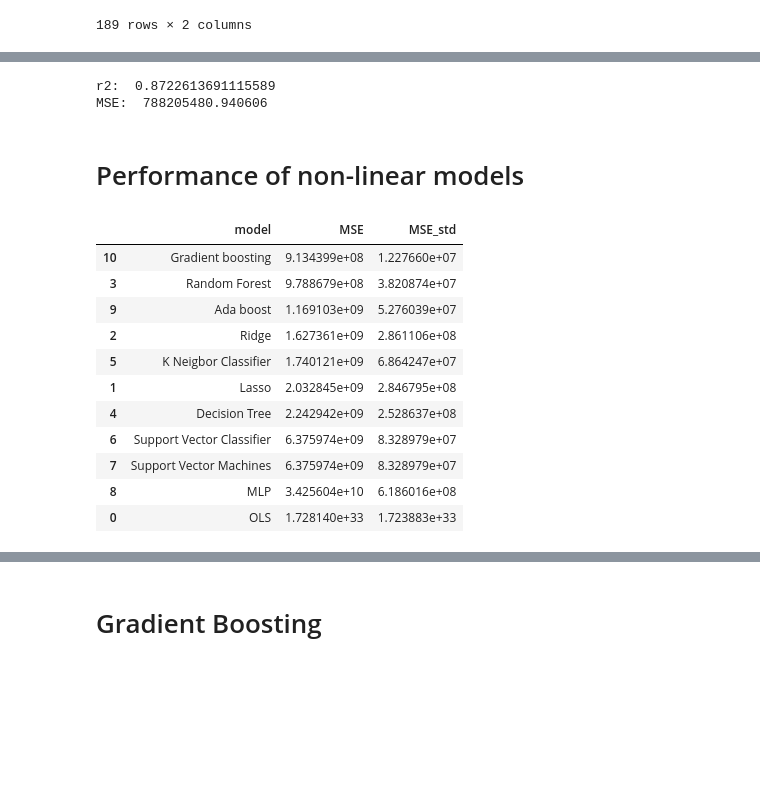
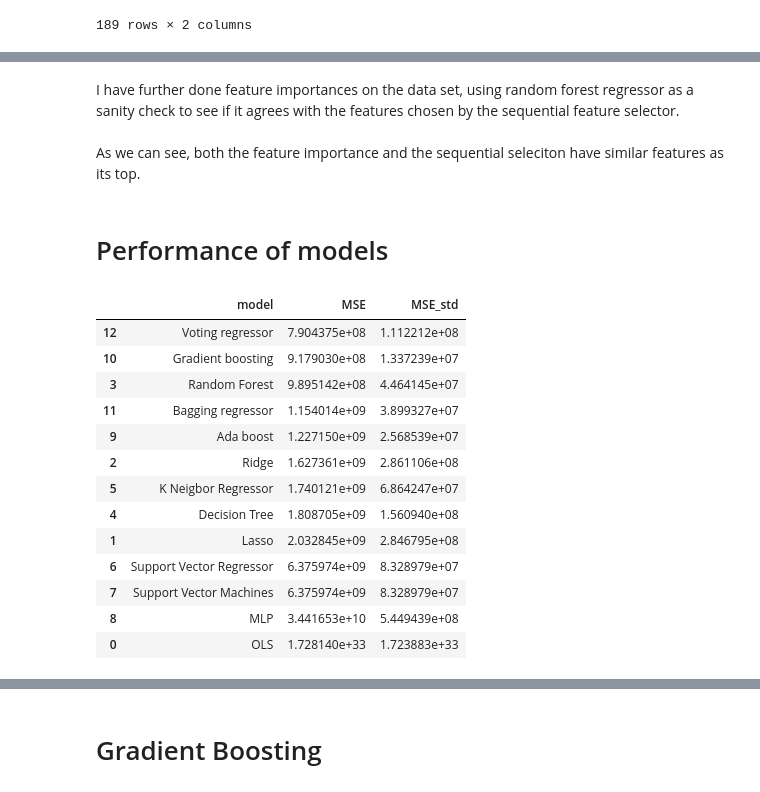
Before and after one commit to Sean-Chaos/DBA4811-Assignemnt-3, a Jupyter notebook: Working 1.ipynb, the cells around one changed output, grey strips where cells are left out. Cells and saved outputs as stored; diff of their text form; code cells hidden in the pictures; blank space fills up the shorter version.

Commit message:
Add files via upload
Almost finished. Voting classifier is the best performing

```diff
--- a/Working 1.ipynb
+++ b/Working 1.ipynb
@@ -409,24 +327,10 @@ Best: -572745163.410389 using {'mdl__alpha': 28.66067616948256, 'mdl__fit_interc
-# %%
-X_train, X_test, y_train, y_test = data_generation(df, feature_selection_features)
-
-#--------------------------------------------------------------------------------------------------
-# Checking model performance
-model = Pipeline(steps=[("scaler", StandardScaler()),
-                         ("lasso", Lasso(fit_intercept=True, alpha=28.66067616948256))])
-
-model.fit(X_train, y_train)
-y_pred = model.predict(X_test)
-
-r2 = r2_score(y_test, y_pred)
-print('r2: ',r2)
-
-MSE = mean_squared_error(y_test, y_pred)
-print('MSE: ', MSE)
-# %% [output]
-r2:  0.8722613691115589
-MSE:  788205480.940606
+# %% [markdown]
+I have further done feature importances on the data set, using random forest regressor as a sanity check to see if it agrees with the features chosen by the sequential feature selector.
+<br>
+<br>
+As we can see, both the feature importance and the sequential seleciton have similar features as its top.
 # %% [markdown]
-# Performance of non-linear models
+# Performance of models
 # %%
 features = df.columns
 results = []
@@ -442,43 +346,60 @@ temp = []
 models = []
 models.append(('OLS', LinearRegression()))
 models.append(('Lasso', Lasso()))
 models.append(('Ridge', Ridge()))
 
 models.append(('Random Forest', RandomForestRegressor()))
 models.append(('Decision Tree', DecisionTreeRegressor()))
 
-models.append(('K Neigbor Classifier', KNeighborsRegressor()))
+models.append(('K Neigbor Regressor', KNeighborsRegressor()))
 
-models.append(('Support Vector Classifier', SVR()))
+models.append(('Support Vector Regressor', SVR()))
 models.append(('Support Vector Machines', SVR(kernel = 'rbf')))
 
 models.append(('MLP',  MLPRegressor(alpha=1, max_iter=1000)))
 
 models.append(('Ada boost', AdaBoostRegressor()))
 models.append(('Gradient boosting', GradientBoostingRegressor()))
 
+models.append(('Bagging regressor', BaggingRegressor()))
+
+#--------------------------------------------------------------------------------------------------
+# VOTING
+gradboost = GradientBoostingRegressor()
+randomfor = RandomForestRegressor()
+adaboost = AdaBoostRegressor()
+ridge = Ridge()
+
+list_models = [('gradboost', gradboost),
+               ('randomfor', randomfor),
+               ('adaboost', adaboost),
+               ('ridge', ridge)
+              ]
+models.append(('Voting regressor', VotingRegressor(estimators=list_models)))
 
 
 for name, model in models:
     mdl = Pipeline(steps=[("scaler", StandardScaler()),
                           ("mdl", model)])
     cv_results = cross_val_score(mdl, X_train, y_train, cv=2, scoring='neg_mean_squared_error', n_jobs=-1)
     names.append(name)
     temp.append([name, abs(cv_results.mean()), cv_results.std()])
 
 mdl_performance = pd.DataFrame(temp, columns=['model', 'MSE', 'MSE_std'])
 mdl_performance = mdl_performance.sort_values('MSE', ascending=True)
 mdl_performance
 # %% [output]
 |  | model | MSE | MSE_std |
-| 10 | Gradient boosting | 9.134399e+08 | 1.227660e+07 |
-| 3 | Random Forest | 9.788679e+08 | 3.820874e+07 |
-| 9 | Ada boost | 1.169103e+09 | 5.276039e+07 |
+| 12 | Voting regressor | 7.904375e+08 | 1.112212e+08 |
+| 10 | Gradient boosting | 9.179030e+08 | 1.337239e+07 |
+| 3 | Random Forest | 9.895142e+08 | 4.464145e+07 |
+| 11 | Bagging regressor | 1.154014e+09 | 3.899327e+07 |
+| 9 | Ada boost | 1.227150e+09 | 2.568539e+07 |
 | 2 | Ridge | 1.627361e+09 | 2.861106e+08 |
-| 5 | K Neigbor Classifier | 1.740121e+09 | 6.864247e+07 |
+| 5 | K Neigbor Regressor | 1.740121e+09 | 6.864247e+07 |
+| 4 | Decision Tree | 1.808705e+09 | 1.560940e+08 |
 | 1 | Lasso | 2.032845e+09 | 2.846795e+08 |
-| 4 | Decision Tree | 2.242942e+09 | 2.528637e+08 |
-| 6 | Support Vector Classifier | 6.375974e+09 | 8.328979e+07 |
+| 6 | Support Vector Regressor | 6.375974e+09 | 8.328979e+07 |
 | 7 | Support Vector Machines | 6.375974e+09 | 8.328979e+07 |
-| 8 | MLP | 3.425604e+10 | 6.186016e+08 |
+| 8 | MLP | 3.441653e+10 | 5.449439e+08 |
 | 0 | OLS | 1.728140e+33 | 1.723883e+33 |
```
Also changed, not shown: parts of 48 cells of this notebook.
